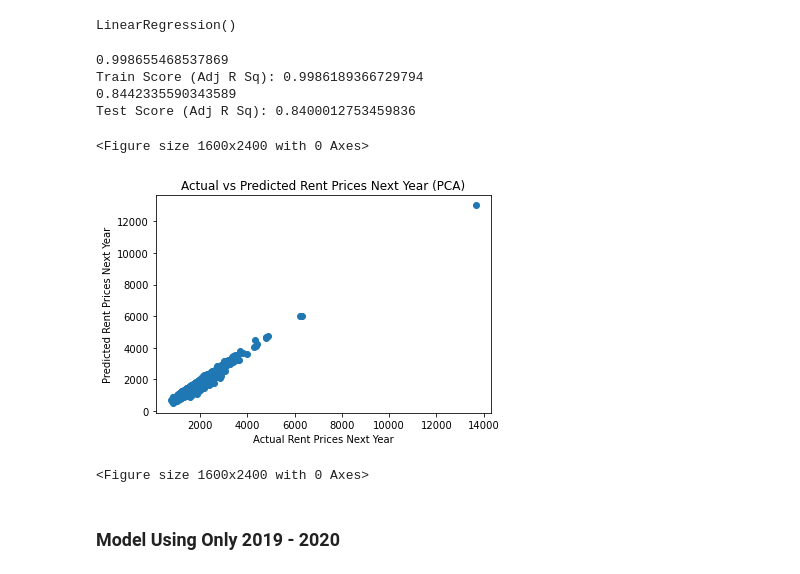
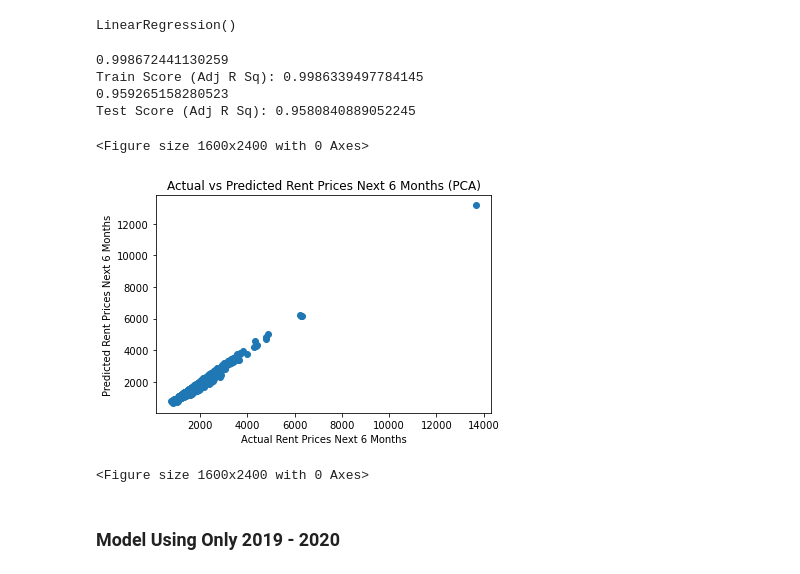
Before and after one commit to axpinkerton/capstone, a Jupyter notebook: MLR_modeling-NL.ipynb, the cells around one changed output. Saved outputs shown, nothing was run; the diff lists cells and outputs as text; code cells hidden in the pictures.

```diff
--- a/MLR_modeling-NL.ipynb
+++ b/MLR_modeling-NL.ipynb
@@ -73,7 +91,7 @@ scaler = StandardScaler()
 pca = PCA()
 mlmodel = LinearRegression()
 
-pipe = Pipeline(steps=[('scaler', scaler), ('pca', pca), ('mlmodel', mlmodel)])
+pipe = Pipeline(steps=[('pca', pca), ('mlmodel', mlmodel)])
 
 
 param_grid = {
@@ -102,21 +120,21 @@ print(f'Train Score (Adj R Sq): {1 - (1-mlmodel.score(x_train, y_train))*(len(y_
 print(mlmodel.score(x_test, y_test))
 print(f'Test Score (Adj R Sq): {1 - (1-mlmodel.score(x_test, y_test))*(len(y_test)-1)/(len(y_test)-x_test.shape[1]-1)}')
 # %% [output]
-0.998655468537869
-Train Score (Adj R Sq): 0.9986189366729794
-0.8442335590343589
-Test Score (Adj R Sq): 0.8400012753459836
+0.998672441130259
+Train Score (Adj R Sq): 0.9986339497784145
+0.959265158280523
+Test Score (Adj R Sq): 0.9580840889052245
 # %%
 y_predicted = mlmodel.predict(x_test)
 y_predicted
 plt.scatter(y_test, y_predicted)
-plt.title('Actual vs Predicted Rent Prices Next Year (PCA)')
-plt.xlabel('Actual Rent Prices Next Year')
-plt.ylabel('Predicted Rent Prices Next Year')
+plt.title('Actual vs Predicted Rent Prices Next 6 Months (PCA)')
+plt.xlabel('Actual Rent Prices Next 6 Months')
+plt.ylabel('Predicted Rent Prices Next 6 Months')
 plt.figure(figsize=(20, 30), dpi=80)
 # %% [output]
 <Figure size 1600x2400 with 0 Axes>
-[figure, old version]
+[figure, new version]
 <Figure size 1600x2400 with 0 Axes>
 # %% [markdown]
 ### Model Using Only 2019 - 2020
```
Also changed, not shown: parts of 24 cells of this notebook.
